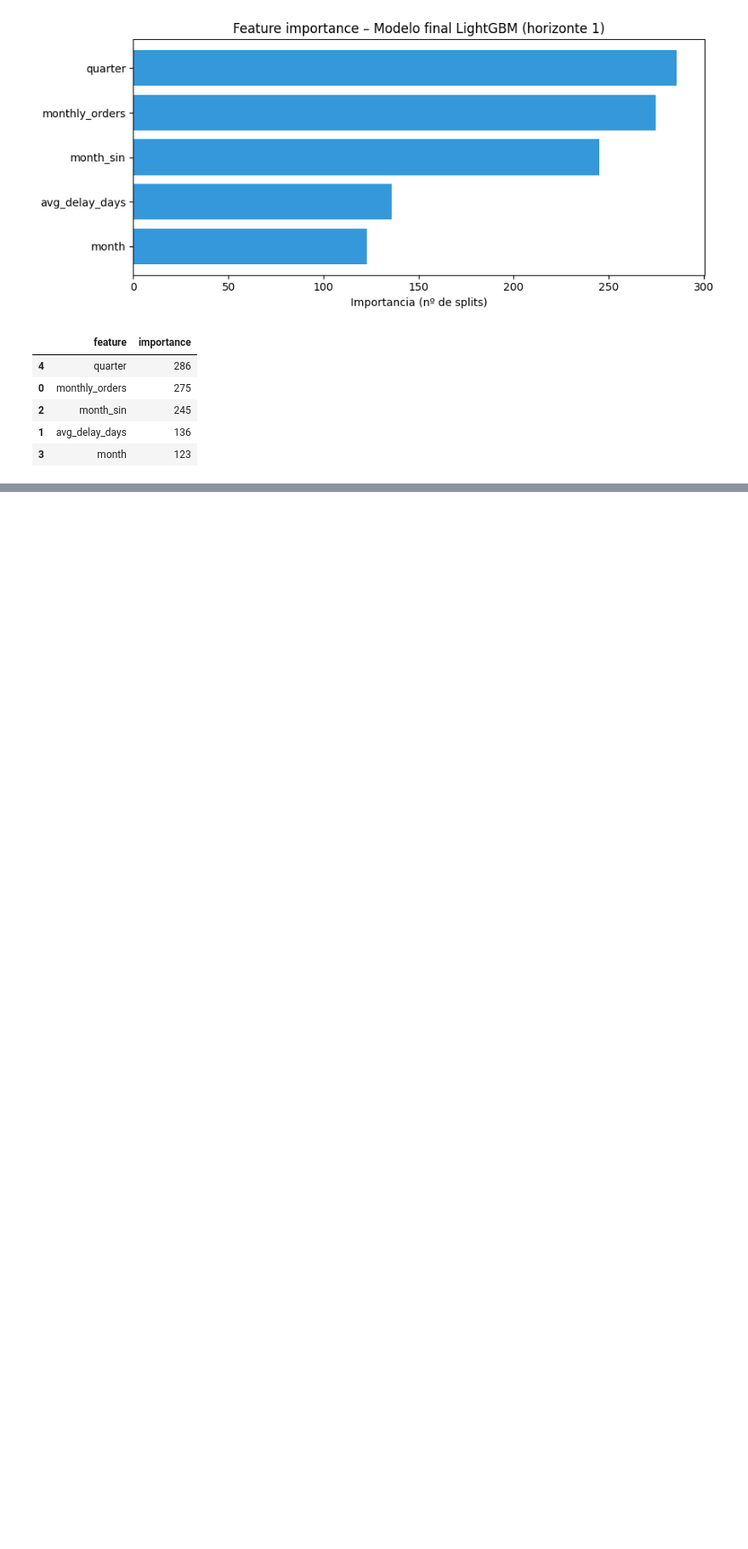
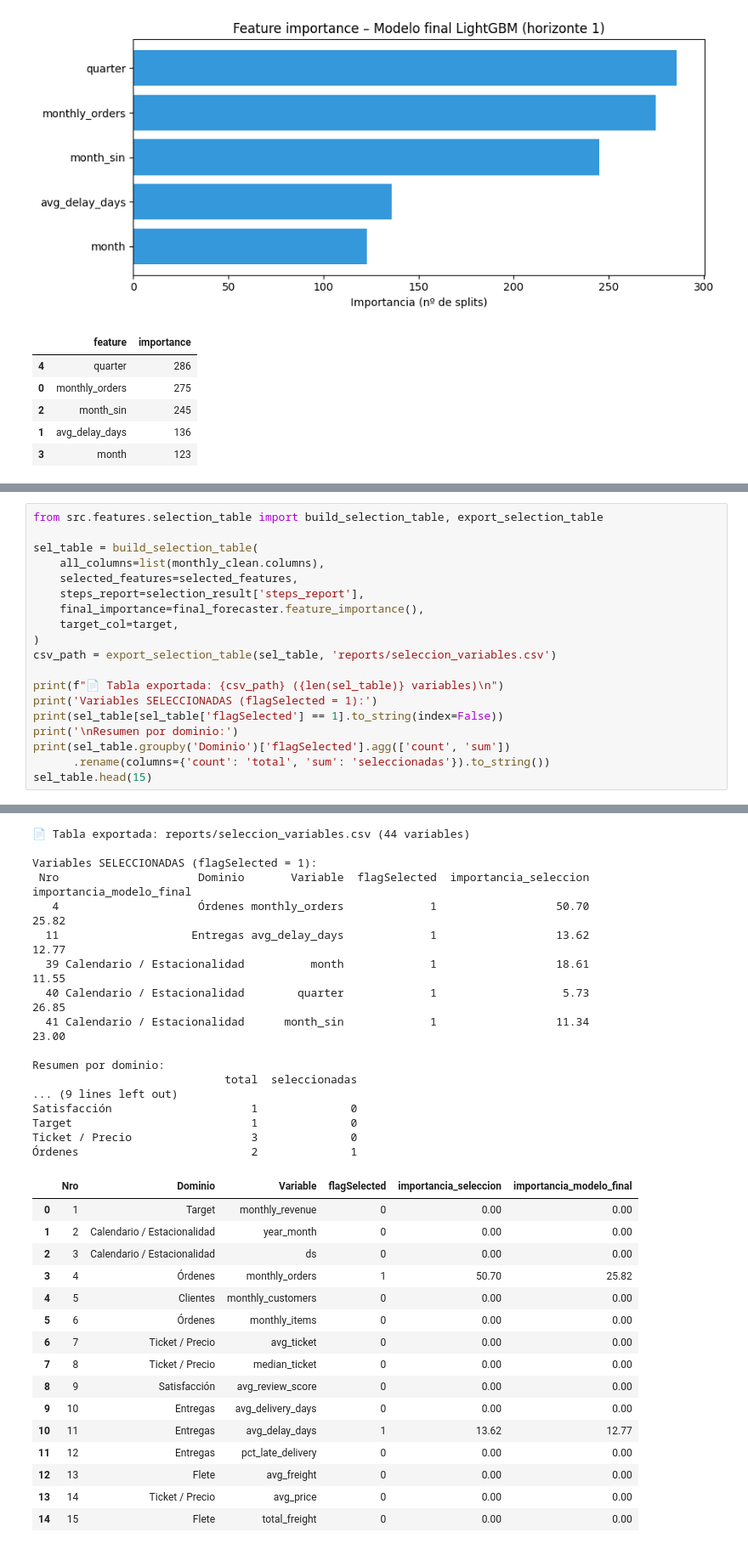
Before and after one commit to NexDev-RC/ProyectoG10, a Jupyter notebook: notebooks/Sprint3.ipynb, the cells around one changed output, grey strips where cells are left out. Shown at 85% size. Saved outputs shown, nothing was run; the diff lists cells and outputs as text; blank space fills up the shorter version.

```diff
--- a/notebooks/Sprint3.ipynb
+++ b/notebooks/Sprint3.ipynb
@@ -358,0 +508,20 @@ fi
+# %%
+from src.features.selection_table import build_selection_table, export_selection_table
+
+sel_table = build_selection_table(
+    all_columns=list(monthly_clean.columns),
+    selected_features=selected_features,
+    steps_report=selection_result['steps_report'],
+    final_importance=final_forecaster.feature_importance(),
+    target_col=target,
+)
+csv_path = export_selection_table(sel_table, 'reports/seleccion_variables.csv')
+
+print(f"📄 Tabla exportada: {csv_path} ({len(sel_table)} variables)\n")
+print('Variables SELECCIONADAS (flagSelected = 1):')
+print(sel_table[sel_table['flagSelected'] == 1].to_string(index=False))
+print('\nResumen por dominio:')
+print(sel_table.groupby('Dominio')['flagSelected'].agg(['count', 'sum'])
+      .rename(columns={'count': 'total', 'sum': 'seleccionadas'}).to_string())
+sel_table.head(15)
+# %% [output]
@@ -359,3 +530,36 @@ fi
+📄 Tabla exportada: reports/seleccion_variables.csv (44 variables)
+
+Variables SELECCIONADAS (flagSelected = 1):
+ Nro                     Dominio       Variable  flagSelected  importancia_seleccion  importancia_modelo_final
+   4                     Órdenes monthly_orders             1                  50.70                     25.82
+  11                    Entregas avg_delay_days             1                  13.62                     12.77
+  39 Calendario / Estacionalidad          month             1                  18.61                     11.55
+  40 Calendario / Estacionalidad        quarter             1                   5.73                     26.85
+  41 Calendario / Estacionalidad      month_sin             1                  11.34                     23.00
+
+Resumen por dominio:
+                             total  seleccionadas
+... (9 lines left out)
+Satisfacción                     1              0
+Target                           1              0
+Ticket / Precio                  3              0
+Órdenes                          2              1
+|  | Nro | Dominio | Variable | flagSelected | importancia_seleccion | importancia_modelo_final |
+| 0 | 1 | Target | monthly_revenue | 0 | 0.00 | 0.00 |
+| 1 | 2 | Calendario / Estacionalidad | year_month | 0 | 0.00 | 0.00 |
+| 2 | 3 | Calendario / Estacionalidad | ds | 0 | 0.00 | 0.00 |
+| 3 | 4 | Órdenes | monthly_orders | 1 | 50.70 | 25.82 |
+| 4 | 5 | Clientes | monthly_customers | 0 | 0.00 | 0.00 |
+| 5 | 6 | Órdenes | monthly_items | 0 | 0.00 | 0.00 |
+| 6 | 7 | Ticket / Precio | avg_ticket | 0 | 0.00 | 0.00 |
+| 7 | 8 | Ticket / Precio | median_ticket | 0 | 0.00 | 0.00 |
+| 8 | 9 | Satisfacción | avg_review_score | 0 | 0.00 | 0.00 |
+| 9 | 10 | Entregas | avg_delivery_days | 0 | 0.00 | 0.00 |
+| 10 | 11 | Entregas | avg_delay_days | 1 | 13.62 | 12.77 |
+| 11 | 12 | Entregas | pct_late_delivery | 0 | 0.00 | 0.00 |
+| 12 | 13 | Flete | avg_freight | 0 | 0.00 | 0.00 |
+| 13 | 14 | Ticket / Precio | avg_price | 0 | 0.00 | 0.00 |
+| 14 | 15 | Flete | total_freight | 0 | 0.00 | 0.00 |
 # %% [markdown]
 ## Paso 5 – Exportación del modelo final (.pkl)
 
```
Also changed, not shown: parts of 21 cells of this notebook, 10 other files.
